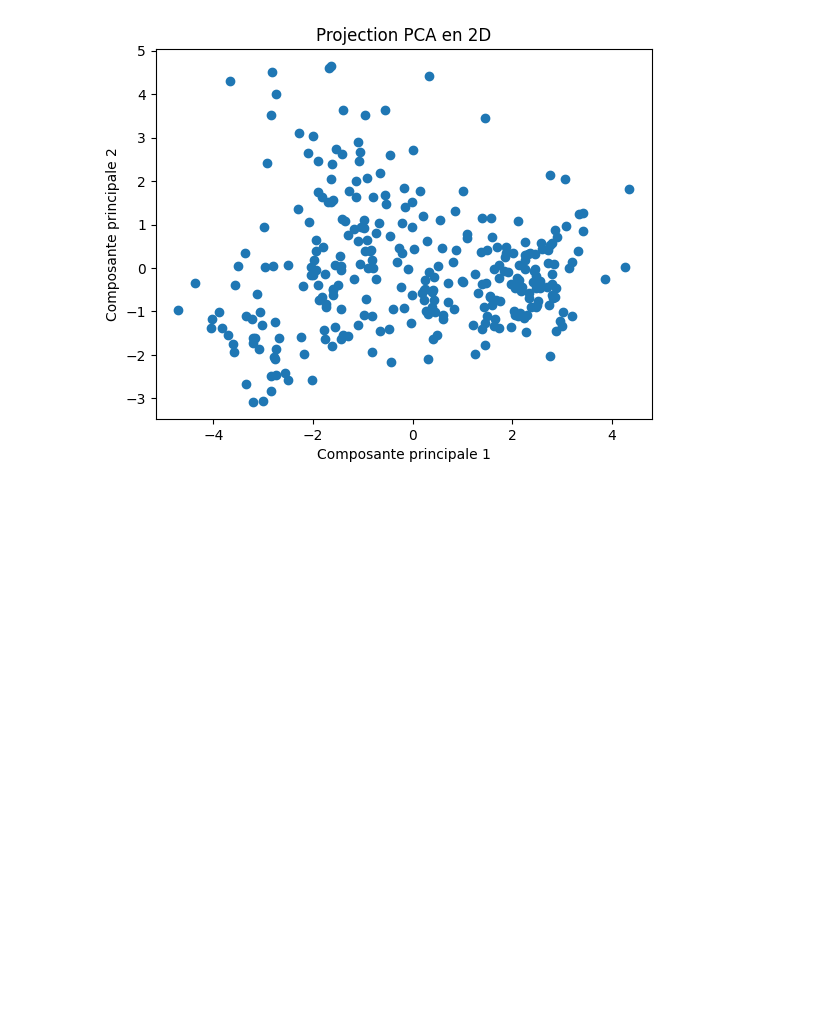
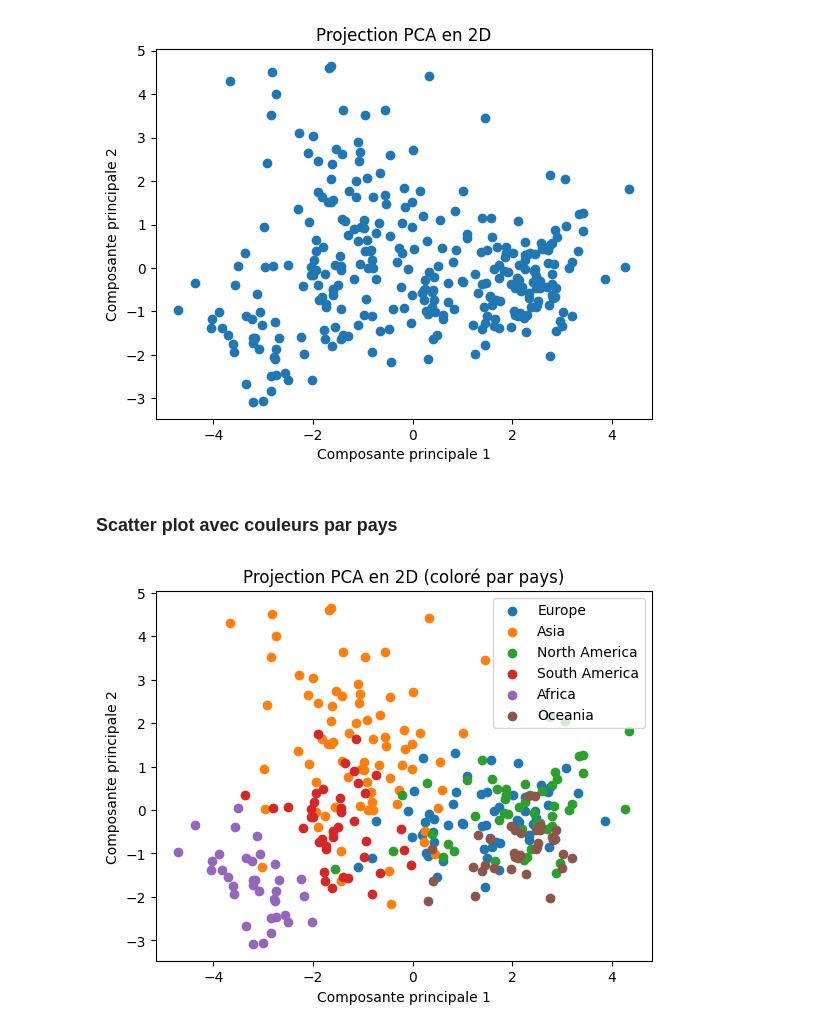
Before and after one commit to benk27Serradj/exam_conteneurisation, a Jupyter notebook: notebooks/pca.ipynb, the cells around one changed output. Drawn from its saved outputs; the diff is of its cells as text; code cells hidden in the pictures; blank space fills up the shorter version.

```diff
--- a/notebooks/pca.ipynb
+++ b/notebooks/pca.ipynb
@@ -106,3 +106,22 @@ plt.title("Projection PCA en 2D")
 plt.show()
 # %% [output]
 [figure]
+# %% [markdown]
+### Scatter plot avec couleurs par pays
+# %%
+df_pca = pd.DataFrame(X_pca, columns=["PC1", "PC2"])
+df_pca["country"] = df["country"]
+# %%
+plt.figure()
+
+for country in df_pca["country"].unique():
+    subset = df_pca[df_pca["country"] == country]
+    plt.scatter(subset["PC1"], subset["PC2"], label=country)
+
+plt.xlabel("Composante principale 1")
+plt.ylabel("Composante principale 2")
+plt.title("Projection PCA en 2D (coloré par pays)")
+plt.legend()
+plt.show()
+# %% [output]
+[figure, added]
```
Also changed, not shown: parts of 5 cells of this notebook.
